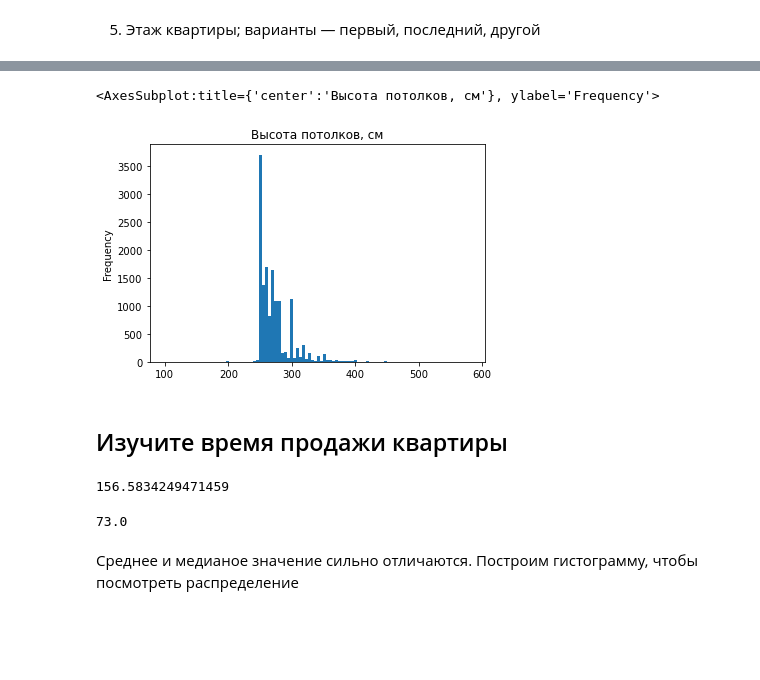
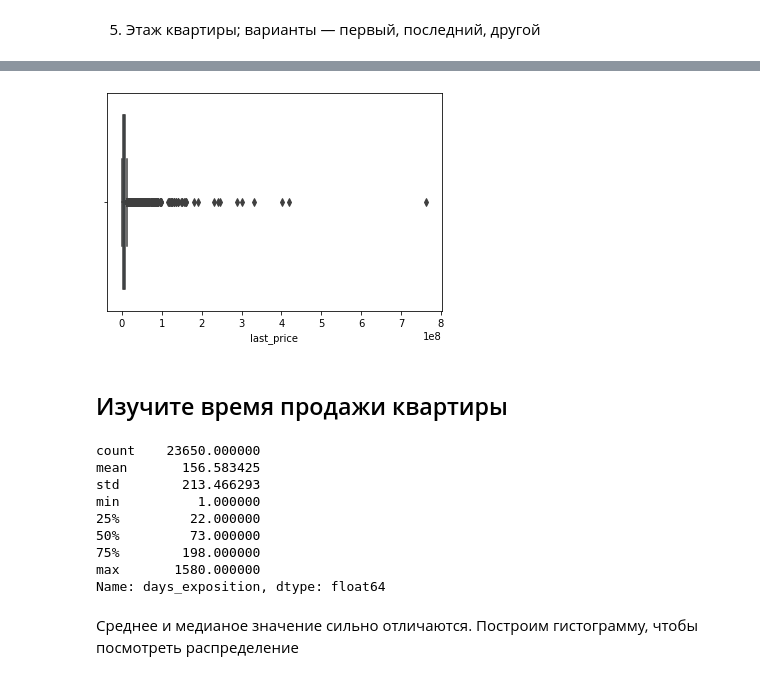
Before and after one commit to katbert5605/ya_project, a Jupyter notebook: ya_project_1.ipynb, the cells around one changed output, grey strips where cells are left out. Saved outputs shown, nothing was run; the diff lists cells and outputs as text; code cells hidden in the pictures; blank space fills up the shorter version.

```diff
--- a/ya_project_1.ipynb
+++ b/ya_project_1.ipynb
@@ -252,20 +220,22 @@ df_real_estate['rooms'].plot(kind = 'hist',
-# %%
-(df_real_estate['ceiling_height'][df_real_estate['ceiling_height'] < 6]*100).plot(kind = 'hist',
-                                         title = 'Высота потолков, см',
-                                         bins = 100)
-# %% [output]
-<AxesSubplot:title={'center':'Высота потолков, см'}, ylabel='Frequency'>
-[figure, removed]
+# %%
+sns.boxplot(x = (df_real_estate['last_price']))
+plt.show()
+# %% [output]
+[figure, added]
 # %% [markdown]
 ## Изучите время продажи квартиры
 # %%
-df_real_estate['days_exposition'].mean()
+df_real_estate['days_exposition'].describe()
 # %% [output]
-156.5834249471459
+count    23650.000000
+mean       156.583425
+std        213.466293
+min          1.000000
+25%         22.000000
+50%         73.000000
+75%        198.000000
+max       1580.000000
+Name: days_exposition, dtype: float64
-# %%
-df_real_estate['days_exposition'].median()
-# %% [output]
-73.0
 # %% [markdown]
 Среднее и медианое значение сильно отличаются.
 Построим гистограмму, чтобы посмотреть распределение
```
Also changed, not shown: parts of 34 cells of this notebook.
